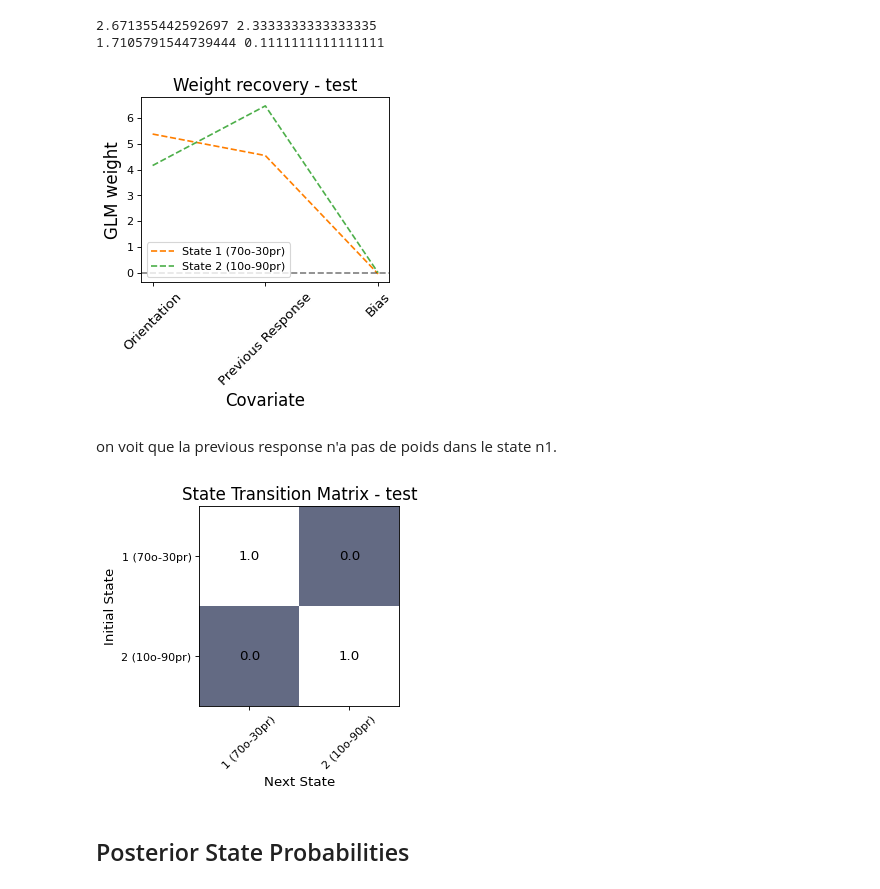
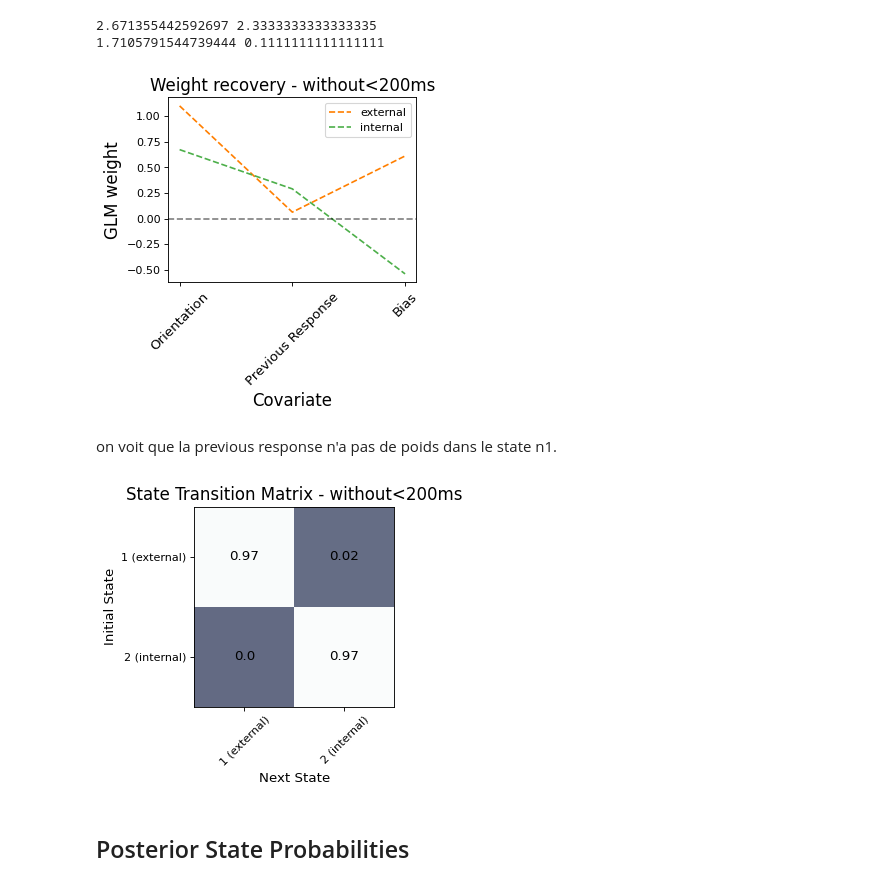
Before and after one commit to cocoltre/Visual-Perception, a Jupyter notebook: GLM_HMM_predictive_templates.ipynb, the cells around one changed output. Cells and saved outputs as stored; diff of their text form; code cells hidden in the pictures.

```diff
--- a/GLM_HMM_predictive_templates.ipynb
+++ b/GLM_HMM_predictive_templates.ipynb
@@ -491,7 +495,7 @@ print(np.exp(theta_int)/np.exp(prev_resp_int) , 10/90)
 2.671355442592697 2.3333333333333335
 1.7105791544739444 0.1111111111111111
 # %%
-df_two_state_init = pd.read_csv(root_dir + '/HMM/test_model/two_state_init_param.csv')
+df_two_state_init = pd.read_csv(root_dir + '/HMM/without200ms/two_state_init_param.csv')
 param_init_ext_int = df_two_state_init.mean().values
 
 #recovered_weights = -param_init_ext_int[0:4].reshape(2,1,2)
@@ -501,25 +505,25 @@ recovered_trans_mat = np.exp(param_init_ext_int[6:10].reshape(2,2))
 # %%
 fig = plt.figure(figsize=(4, 3), dpi=80, facecolor='w', edgecolor='k')
 cols = ['#ff7f00', '#4daf4a', '#377eb8',  '#8B0000', '#000000']
 for k in range(num_states):
     if k==0:
         plt.plot(range(input_dim), -recovered_weights[k][0], color=cols[k],
-                     lw=1.5,  label = "State 1 (70o-30pr)", linestyle = '--') #external
+                     lw=1.5,  label = "external", linestyle = '--') #State 1 (70o-30pr)
     else:
         plt.plot(range(input_dim), -recovered_weights[k][0], color=cols[k],
-                     lw=1.5,  label = 'State 2 (10o-90pr)', linestyle = '--') #internal
+                     lw=1.5,  label = 'internal', linestyle = '--') #State 2 (10o-90pr)
 plt.yticks(fontsize=10)
 plt.ylabel("GLM weight", fontsize=15)
 plt.xlabel("Covariate", fontsize=15)
 plt.xticks([0, 1, 2], ['Orientation', 'Previous Response', 'Bias'], fontsize=12, rotation=45)
 #plt.xticks([0, 1], ['Orientation', 'Previous Response'], fontsize=12, rotation=45)
 plt.axhline(y=0, color="k", alpha=0.5, ls="--")
 plt.legend()
-plt.title("Weight recovery - test", fontsize=15)
-plt.savefig(root_dir + '/plots/test_model/weight_recovery_orientation.png', bbox_inches='tight')
+plt.title("Weight recovery - without<200ms", fontsize=15)
+plt.savefig(root_dir + '/plots/without200ms/weight_recovery_orientation.png', bbox_inches='tight')
 plt.show()
 # %% [output]
-[figure, old version]
+[figure, new version]
 # %% [markdown]
 on voit que la previous response n'a pas de poids dans le state n1.
 # %%
@@ -530,17 +534,17 @@ for i in range(recovered_trans_mat.shape[0]):
         text = plt.text(j, i, str(np.around(recovered_trans_mat[i, j], decimals=2)), ha="center", va="center",
                         color="k", fontsize=12)
 plt.xlim(-0.5, num_states - 0.5)
-plt.xticks(range(0, num_states), ('1 (70o-30pr)', '2 (10o-90pr)'), fontsize=10, rotation=45) #external
-plt.yticks(range(0, num_states), ('1 (70o-30pr)', '2 (10o-90pr)'), fontsize=10) #internal
+plt.xticks(range(0, num_states), ('1 (external)', '2 (internal)'), fontsize=10, rotation=45)
+plt.yticks(range(0, num_states), ('1 (external)', '2 (internal)'), fontsize=10) #'1 (70o-30pr)', '2 (10o-90pr)'
 plt.ylim(num_states - 0.5, -0.5)
 plt.xlabel('Next State', fontsize=12)
 plt.ylabel('Initial State', fontsize=12)
-plt.title("State Transition Matrix - test", fontsize = 15)
+plt.title("State Transition Matrix - without<200ms", fontsize = 15)
 plt.subplots_adjust(0, 0, 1, 1)
-plt.savefig(root_dir + '/plots/test_model/transitions_orientation.png', bbox_inches='tight')
+plt.savefig(root_dir + '/plots/without200ms/transitions_orientation.png', bbox_inches='tight')
 plt.show()
 # %% [output]
-[figure, old version]
+[figure, new version]
 # %% [markdown]
 ## Posterior State Probabilities
 # %% [markdown]
```
Also changed, not shown: parts of 17 cells of this notebook, 28 other files.
